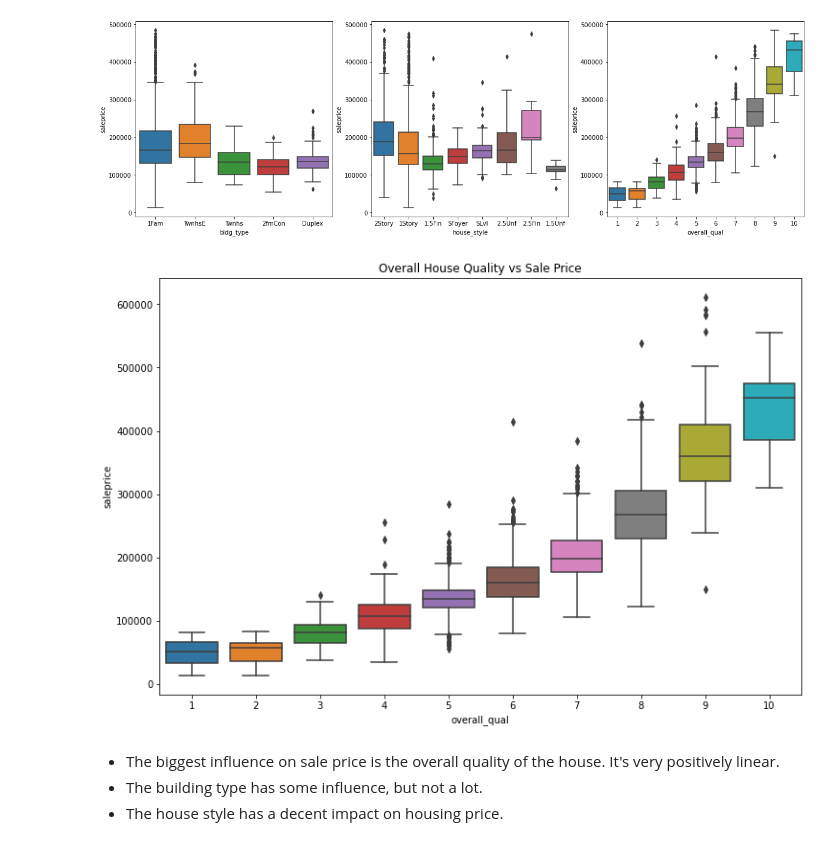
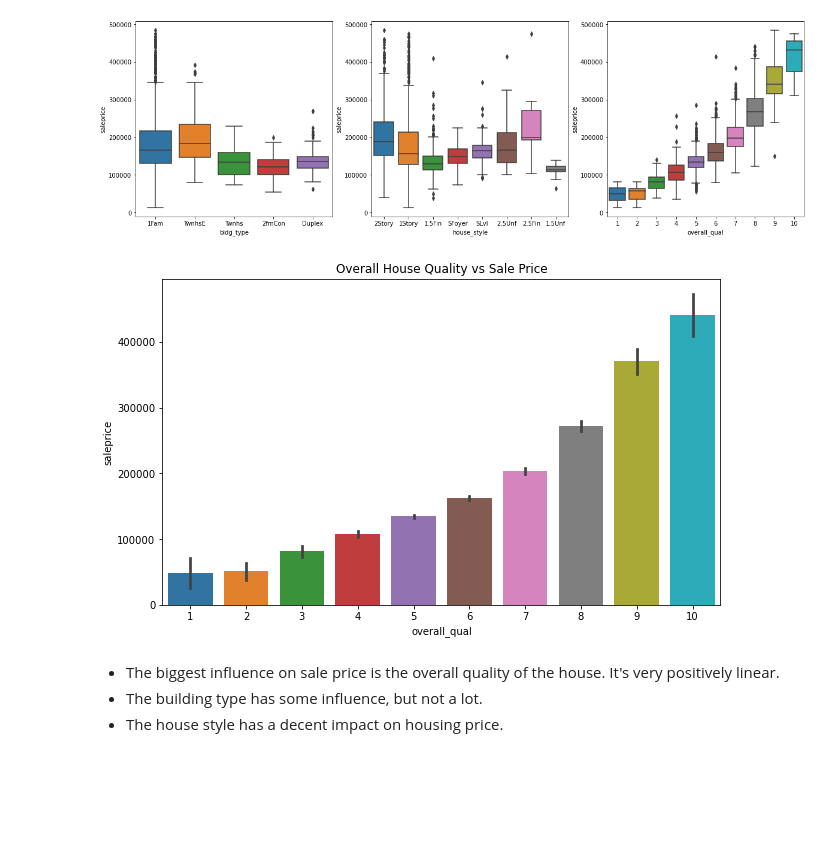
Before and after one commit to jpetersen626/ames_housing_analysis, a Jupyter notebook: code/01_EDA_and_Cleaning.ipynb, the cells around one changed output. Cells and saved outputs as stored; diff of their text form; code cells hidden in the pictures; blank space fills up the shorter version.

```diff
--- a/code/01_EDA_and_Cleaning.ipynb
+++ b/code/01_EDA_and_Cleaning.ipynb
@@ -331,12 +340,12 @@ sns.boxplot(x=train['overall_qual'], y=train['saleprice'], ax=ax[2]);
 # %% [output]
 [figure]
 # %%
-plt.figure(figsize=(12,8))
-sns.boxplot(x=train['overall_qual'], y=train['saleprice'])
+plt.figure(figsize=(10,6))
+sns.barplot(x=train['overall_qual'], y=train['saleprice'])
 plt.title('Overall House Quality vs Sale Price')
 plt.savefig('../images/overall qual');
 # %% [output]
-[figure, old version]
+[figure, new version]
 # %% [markdown]
 - The biggest influence on sale price is the overall quality of the house. It's very positively linear.
 - The building type has some influence, but not a lot.
```
Also changed, not shown: parts of 14 cells of this notebook, 14 other files.
